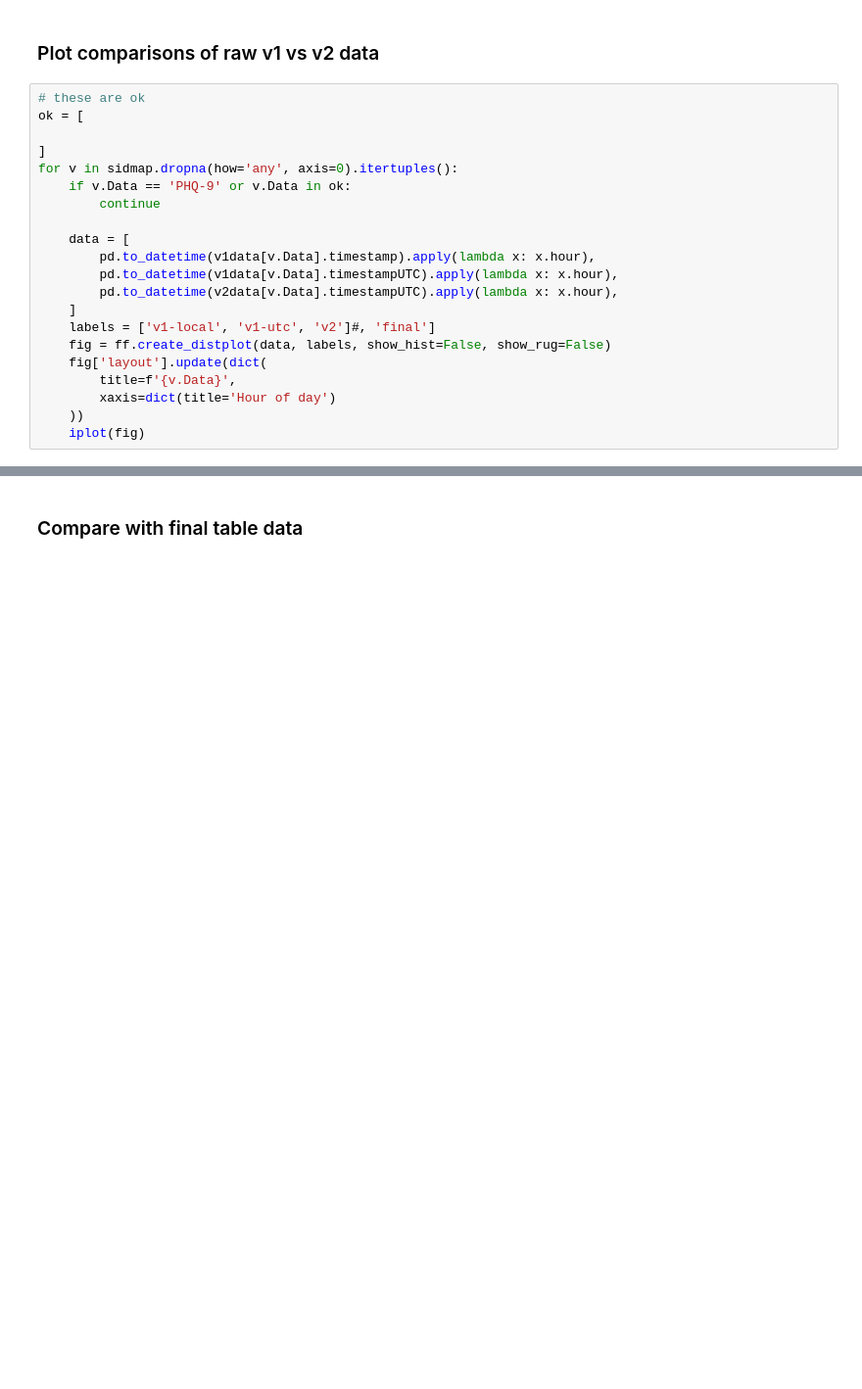
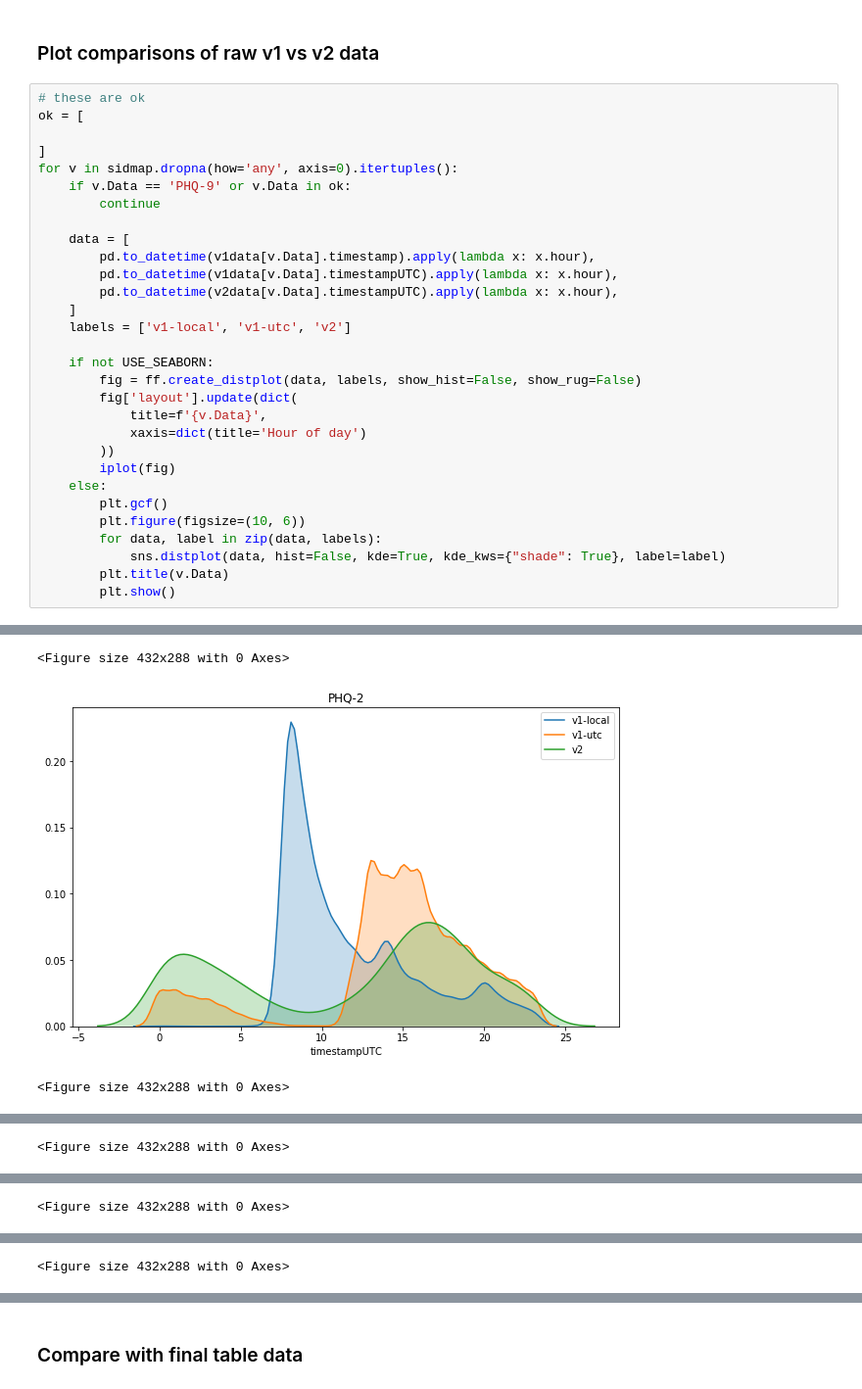
Before and after one commit to apratap/BRIGHTEN-Data-Release, a Jupyter notebook: timezone_checks.ipynb, the cells around one changed output, grey strips where cells are left out. Shown at 98% size. Cells and saved outputs as stored; diff of their text form; blank space fills up the shorter version.

```diff
--- a/timezone_checks.ipynb
+++ b/timezone_checks.ipynb
@@ -151,11 +157,20 @@ for v in sidmap.dropna(how='any', axis=0).itertuples():
         pd.to_datetime(v1data[v.Data].timestampUTC).apply(lambda x: x.hour),
         pd.to_datetime(v2data[v.Data].timestampUTC).apply(lambda x: x.hour),
     ]
-    labels = ['v1-local', 'v1-utc', 'v2']#, 'final']
-    fig = ff.create_distplot(data, labels, show_hist=False, show_rug=False)
-    fig['layout'].update(dict(
-        title=f'{v.Data}',
-        xaxis=dict(title='Hour of day')
-    ))
-    iplot(fig)
+    labels = ['v1-local', 'v1-utc', 'v2']
+
+    if not USE_SEABORN:
+        fig = ff.create_distplot(data, labels, show_hist=False, show_rug=False)
+        fig['layout'].update(dict(
+            title=f'{v.Data}',
+            xaxis=dict(title='Hour of day')
+        ))
+        iplot(fig)
+    else:
+        plt.gcf()
+        plt.figure(figsize=(10, 6))
+        for data, label in zip(data, labels):
+            sns.distplot(data, hist=False, kde=True, kde_kws={"shade": True}, label=label)
+        plt.title(v.Data)
+        plt.show()
 # %% [output]
@@ -170,0 +177,3 @@ for v in sidmap.dropna(how='any', axis=0).itertuples():
+<Figure size 432x288 with 0 Axes>
+[figure, added]
+<Figure size 432x288 with 0 Axes>
@@ -170,0 +181 @@ for v in sidmap.dropna(how='any', axis=0).itertuples():
+<Figure size 432x288 with 0 Axes>
@@ -170,0 +183 @@ for v in sidmap.dropna(how='any', axis=0).itertuples():
+<Figure size 432x288 with 0 Axes>
@@ -170,0 +185 @@ for v in sidmap.dropna(how='any', axis=0).itertuples():
+<Figure size 432x288 with 0 Axes>
```
Also changed, not shown: parts of 4 cells of this notebook.
